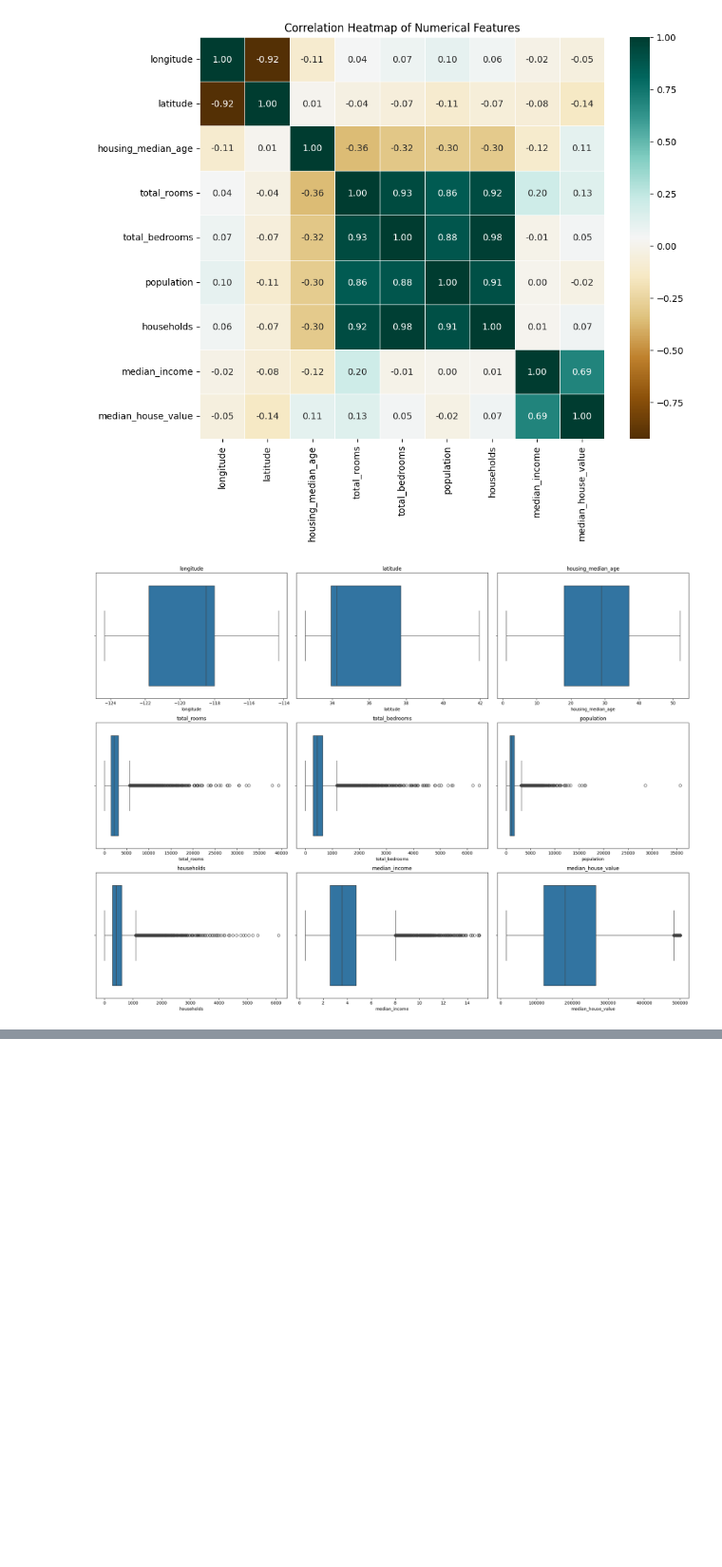
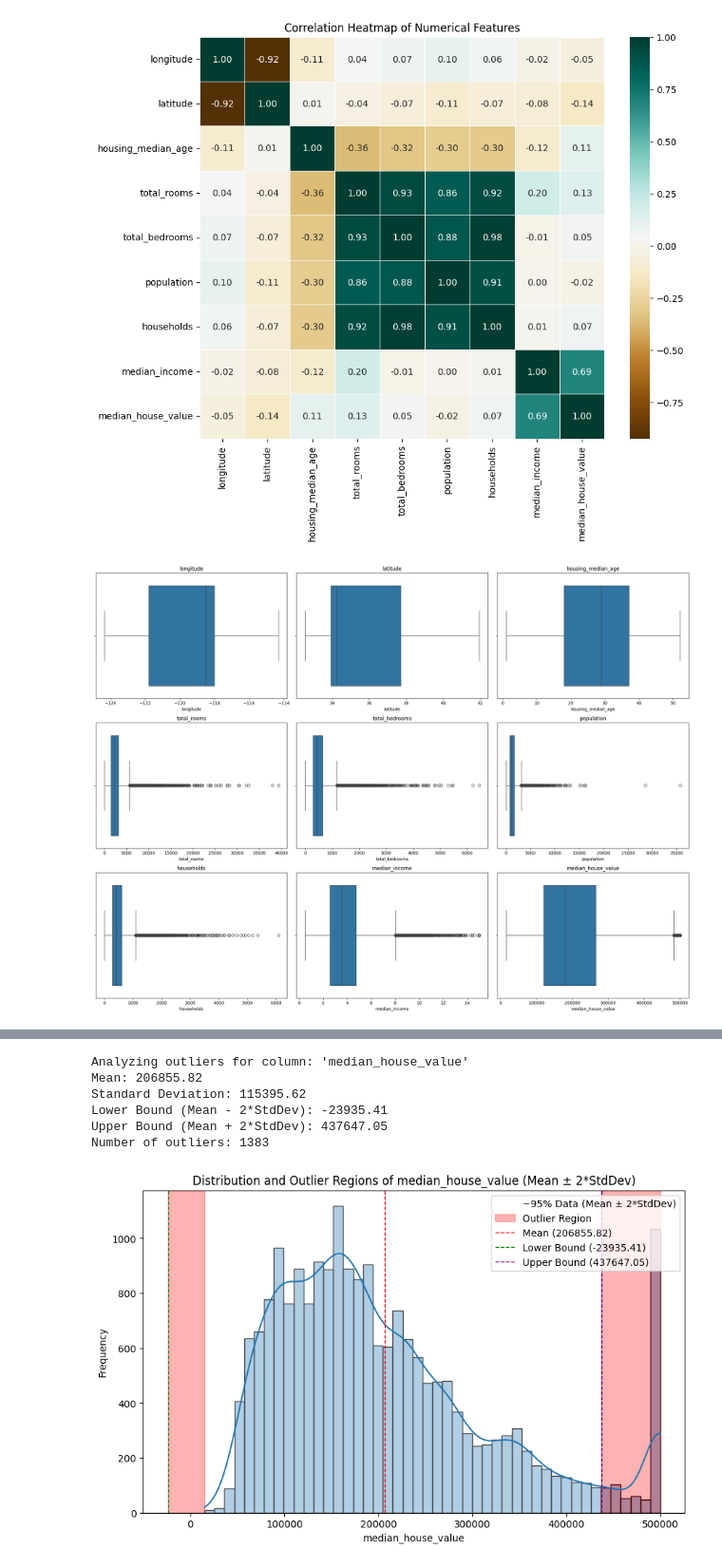
Before and after one commit to Namain231/1st_words, a Jupyter notebook: Assignment1.ipynb, the cells around one changed output, grey strips where cells are left out. Shown at 95% size. Saved outputs shown, nothing was run; the diff lists cells and outputs as text; code cells hidden in the pictures; blank space fills up the shorter version.

```diff
--- a/Assignment1.ipynb
+++ b/Assignment1.ipynb
@@ -244,0 +426,71 @@ Passing `palette` without assigning `hue` is deprecated and will be removed in v
+# %%
+import numpy as np
+import matplotlib.pyplot as plt
+import seaborn as sns
+
+def identify_and_visualize_outliers_std(df, column_name):
+    """
+    Identifies and visualizes outliers in a numerical column based on standard deviation.
+
+    Args:
+        df (pd.DataFrame): The input DataFrame.
+        column_name (str): The name of the numerical column to analyze.
+    """
+    if column_name not in df.select_dtypes(include=np.number).columns:
+        print(f"Error: '{column_name}' is not a numerical column in the DataFrame.")
+        return
+
+    mean = df[column_name].mean()
+    std_dev = df[column_name].std()
+
+    # Calculate bounds for approximately 95% of data (mean +/- 2*std_dev)
+    lower_bound = mean - 2 * std_dev
+    upper_bound = mean + 2 * std_dev
+
+    # Identify outliers
+    outliers = df[(df[column_name] < lower_bound) | (df[column_name] > upper_bound)]
+
+    # Calculate the number of outliers
+    num_outliers = len(outliers)
+
+    print(f"Analyzing outliers for column: '{column_name}'")
+    print(f"Mean: {mean:.2f}")
+    print(f"Standard Deviation: {std_dev:.2f}")
+    print(f"Lower Bound (Mean - 2*StdDev): {lower_bound:.2f}")
+    print(f"Upper Bound (Mean + 2*StdDev): {upper_bound:.2f}")
+    print(f"Number of outliers: {num_outliers}")
+
+    # Visualize the data distribution and highlight outlier regions
+    plt.figure(figsize=(10, 6))
+    ax = plt.gca()
+    sns.histplot(df[column_name], kde=True, ax=ax)
+
+    # Highlight the non-outlier region
+    ax.axvspan(lower_bound, upper_bound, color='white', alpha=0.3, label='~95% Data (Mean ± 2*StdDev)')
+
+    # Highlight the outlier regions
+    ax.axvspan(df[column_name].min(), lower_bound, color='red', alpha=0.3, label='Outlier Region')
+    ax.axvspan(upper_bound, df[column_name].max(), color='red', alpha=0.3)
+
+
+    plt.axvline(mean, color='red', linestyle='dashed', linewidth=1, label=f'Mean ({mean:.2f})')
+    plt.axvline(lower_bound, color='green', linestyle='dashed', linewidth=1, label=f'Lower Bound ({lower_bound:.2f})')
+    plt.axvline(upper_bound, color='purple', linestyle='dashed', linewidth=1, label=f'Upper Bound ({upper_bound:.2f})')
+
+
+    plt.title(f'Distribution and Outlier Regions of {column_name} (Mean ± 2*StdDev)')
+    plt.xlabel(column_name)
+    plt.ylabel('Frequency')
+    plt.legend()
+    plt.show()
+
+
+identify_and_visualize_outliers_std(df, 'median_house_value')
+# %% [output]
+Analyzing outliers for column: 'median_house_value'
+Mean: 206855.82
+Standard Deviation: 115395.62
+Lower Bound (Mean - 2*StdDev): -23935.41
+Upper Bound (Mean + 2*StdDev): 437647.05
+Number of outliers: 1383
+[figure, added]
```
Also changed, not shown: parts of 12 cells of this notebook.
